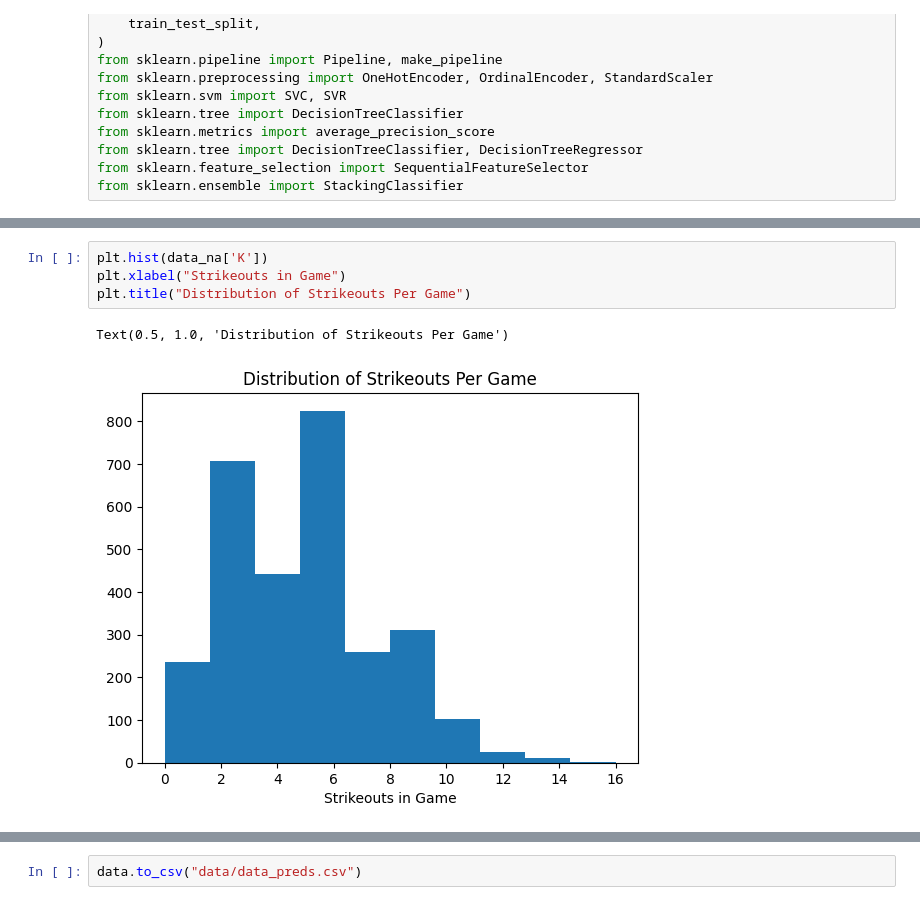
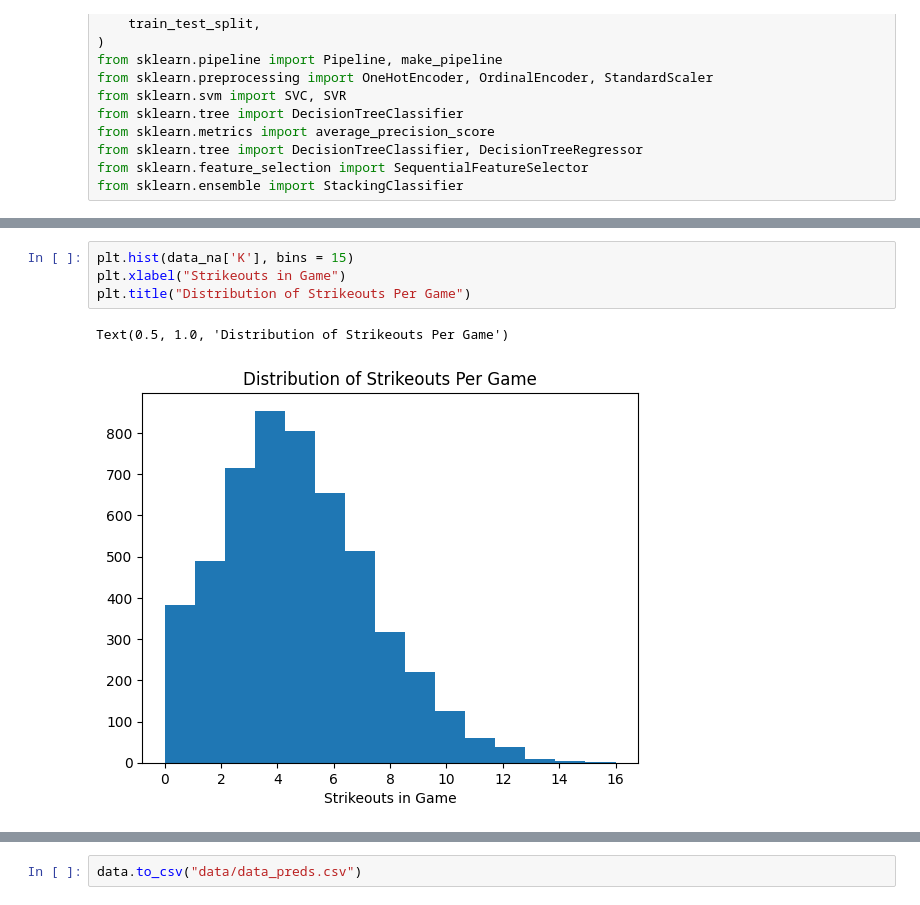
Before and after one commit to mcgillies/PitcherGamePreds, a Jupyter notebook: EDA.ipynb, the cells around one changed output, grey strips where cells are left out. Drawn from its saved outputs; the diff is of its cells as text.

```diff
--- a/EDA.ipynb
+++ b/EDA.ipynb
@@ -57,10 +57,10 @@ data_na.shape
 # %%
-plt.hist(data_na['K'])
+plt.hist(data_na['K'], bins = 15)
 plt.xlabel("Strikeouts in Game")
 plt.title("Distribution of Strikeouts Per Game")
 # %% [output]
 Text(0.5, 1.0, 'Distribution of Strikeouts Per Game')
-[figure, old version]
+[figure, new version]
 # %%
 plt.hist2d(data['SO_x'], data['WAR_x'], bins = 12, cmin = 2)
 plt.xlabel("Season strikeouts")
```
Also changed, not shown: parts of 5 cells of this notebook, 13 other files.
